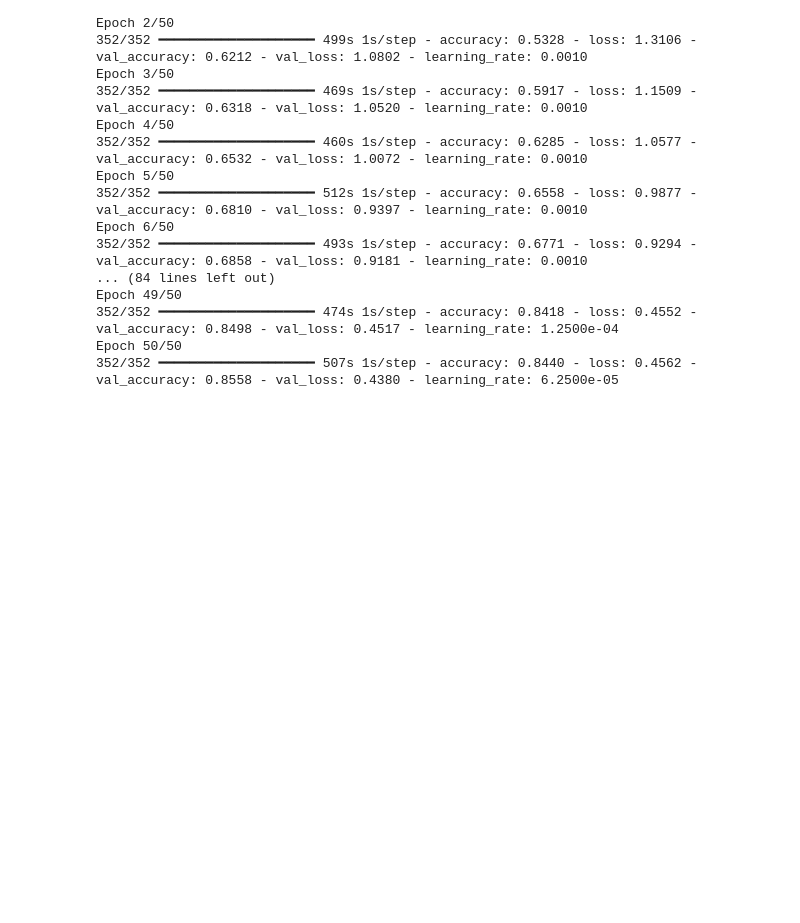
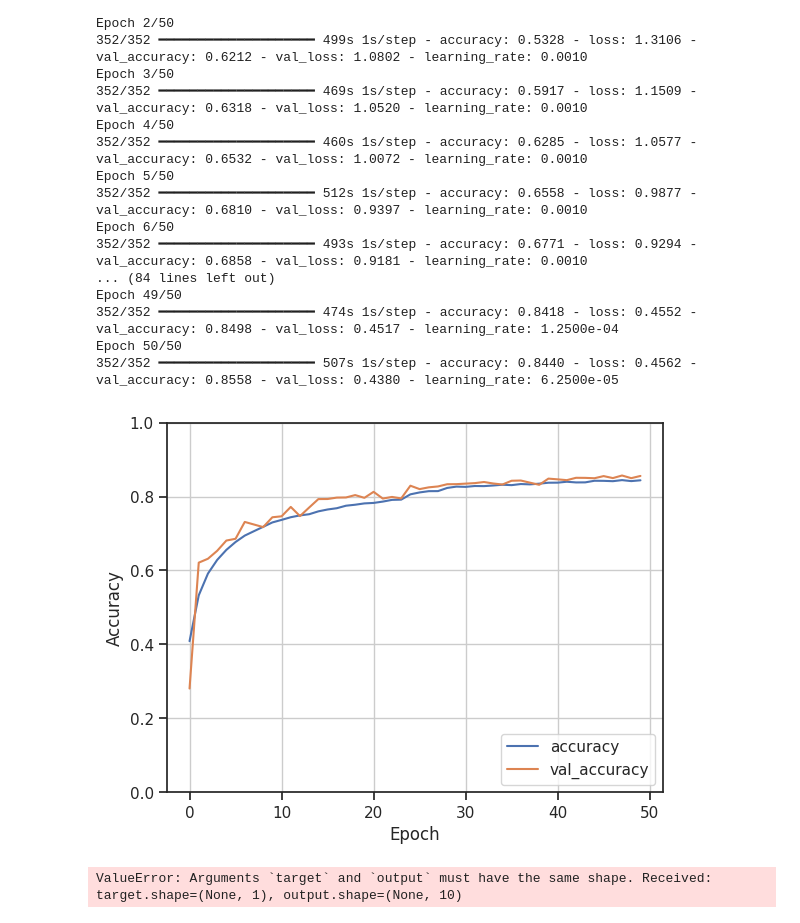
Before and after one commit to nerminkhaled/ML, a Jupyter notebook: Day 2/0_0_cifar10_cnn.ipynb, the cells around one changed output. Saved outputs shown, nothing was run; the diff lists cells and outputs as text; code cells hidden in the pictures; blank space fills up the shorter version.

```diff
--- a/Day 2/0_0_cifar10_cnn.ipynb
+++ b/Day 2/0_0_cifar10_cnn.ipynb
@@ -385,3 +410,24 @@ Epoch 49/50
 352/352 ━━━━━━━━━━━━━━━━━━━━ 474s 1s/step - accuracy: 0.8418 - loss: 0.4552 - val_accuracy: 0.8498 - val_loss: 0.4517 - learning_rate: 1.2500e-04
 Epoch 50/50
 352/352 ━━━━━━━━━━━━━━━━━━━━ 507s 1s/step - accuracy: 0.8440 - loss: 0.4562 - val_accuracy: 0.8558 - val_loss: 0.4380 - learning_rate: 6.2500e-05
+# %%
+plt.plot(history.history['accuracy'], label='accuracy')
+plt.plot(history.history['val_accuracy'], label='val_accuracy')
+
+plt.xlabel('Epoch')
+plt.ylabel('Accuracy')
+plt.ylim([0, 1])
+plt.legend(loc='lower right')
+plt.grid(True)
+
+plt.show()
+
+test_loss, test_acc = model.evaluate(
+    test_images,
+    test_labels,
+    verbose=2)
+print("Test accuracy:", test_acc)
+print("Test loss:", test_loss)
+# %% [output]
+[figure, added]
+ValueError: Arguments `target` and `output` must have the same shape. Received: target.shape=(None, 1), output.shape=(None, 10)
```
Also changed, not shown: parts of 1 cell of this notebook.
